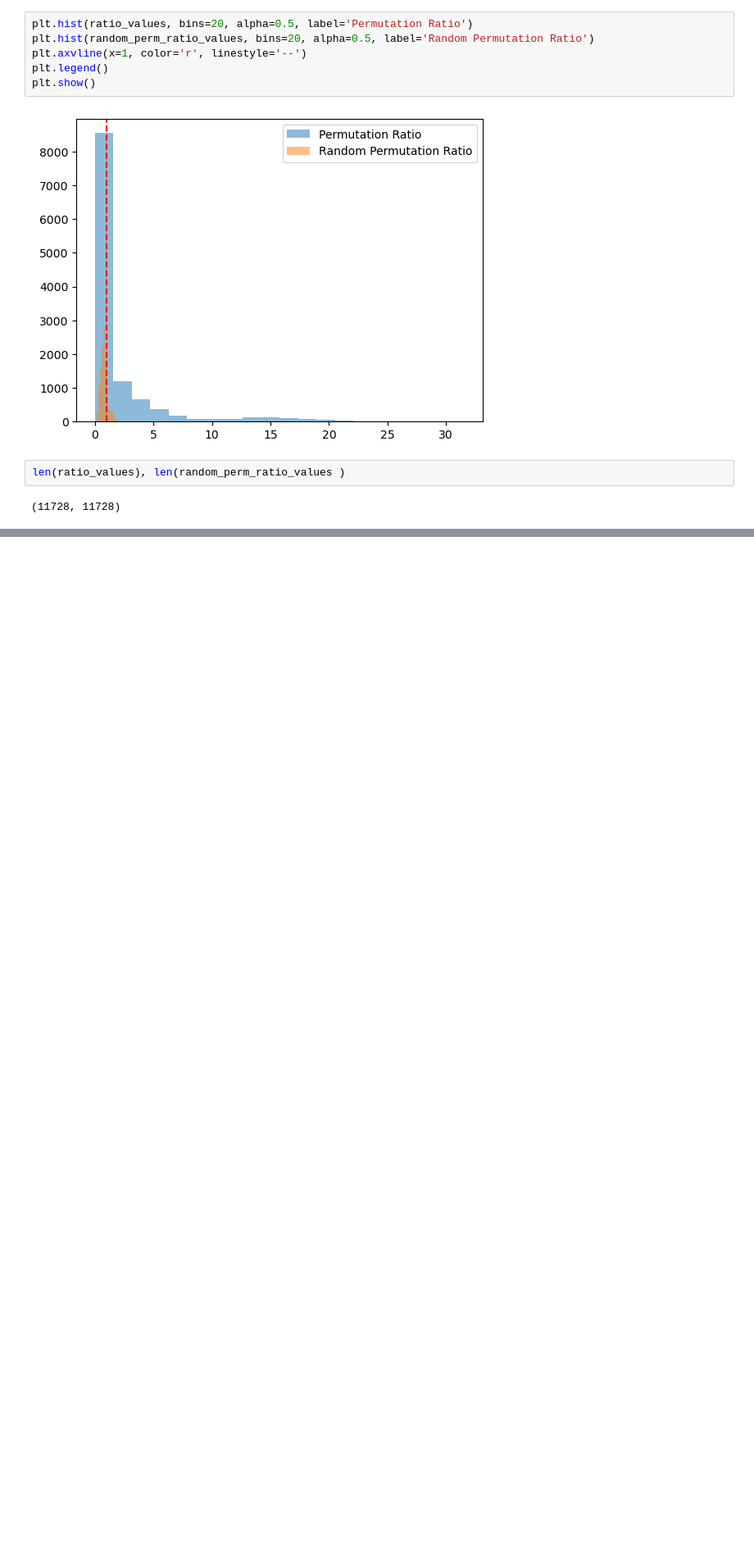
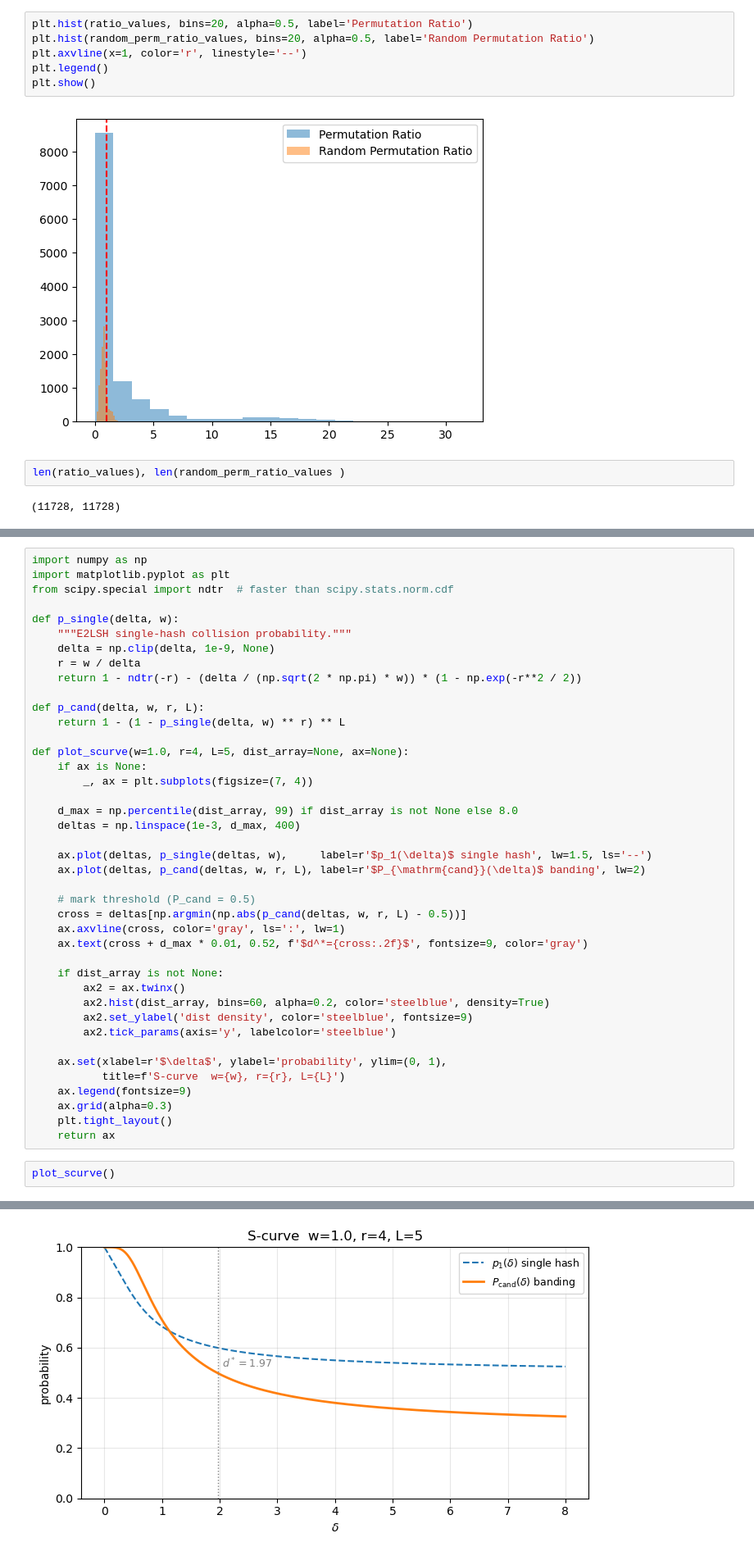
Before and after one commit to sarkar-lab/spindle_dev, a Jupyter notebook: Evaluation_notebook/hbreast_03152026.ipynb, the cells around one changed output, grey strips where cells are left out. Shown at 82% size. Drawn from its saved outputs; the diff is of its cells as text; blank space fills up the shorter version.

```diff
--- a/Evaluation_notebook/hbreast_03152026.ipynb
+++ b/Evaluation_notebook/hbreast_03152026.ipynb
@@ -410,0 +547,44 @@ len(ratio_values), len(random_perm_ratio_values )
+# %%
+import numpy as np
+import matplotlib.pyplot as plt
+from scipy.special import ndtr  # faster than scipy.stats.norm.cdf
+
+def p_single(delta, w):
+    """E2LSH single-hash collision probability."""
+    delta = np.clip(delta, 1e-9, None)
+    r = w / delta
+    return 1 - ndtr(-r) - (delta / (np.sqrt(2 * np.pi) * w)) * (1 - np.exp(-r**2 / 2))
+
+def p_cand(delta, w, r, L):
+    return 1 - (1 - p_single(delta, w) ** r) ** L
+
+def plot_scurve(w=1.0, r=4, L=5, dist_array=None, ax=None):
+    if ax is None:
+        _, ax = plt.subplots(figsize=(7, 4))
+
+    d_max = np.percentile(dist_array, 99) if dist_array is not None else 8.0
+    deltas = np.linspace(1e-3, d_max, 400)
+
+    ax.plot(deltas, p_single(deltas, w),     label=r'$p_1(\delta)$ single hash', lw=1.5, ls='--')
+    ax.plot(deltas, p_cand(deltas, w, r, L), label=r'$P_{\mathrm{cand}}(\delta)$ banding', lw=2)
+
+    # mark threshold (P_cand = 0.5)
+    cross = deltas[np.argmin(np.abs(p_cand(deltas, w, r, L) - 0.5))]
+    ax.axvline(cross, color='gray', ls=':', lw=1)
+    ax.text(cross + d_max * 0.01, 0.52, f'$d^*={cross:.2f}$', fontsize=9, color='gray')
+
+    if dist_array is not None:
+        ax2 = ax.twinx()
+        ax2.hist(dist_array, bins=60, alpha=0.2, color='steelblue', density=True)
+        ax2.set_ylabel('dist density', color='steelblue', fontsize=9)
+        ax2.tick_params(axis='y', labelcolor='steelblue')
+
+    ax.set(xlabel=r'$\delta$', ylabel='probability', ylim=(0, 1),
+           title=f'S-curve  w={w}, r={r}, L={L}')
+    ax.legend(fontsize=9)
+    ax.grid(alpha=0.3)
+    plt.tight_layout()
+    return ax
+# %%
+plot_scurve()
+# %% [output]
@@ -410,0 +592 @@ len(ratio_values), len(random_perm_ratio_values )
+[figure, added]
```
Also changed, not shown: parts of 11 cells of this notebook, 2 other files.
